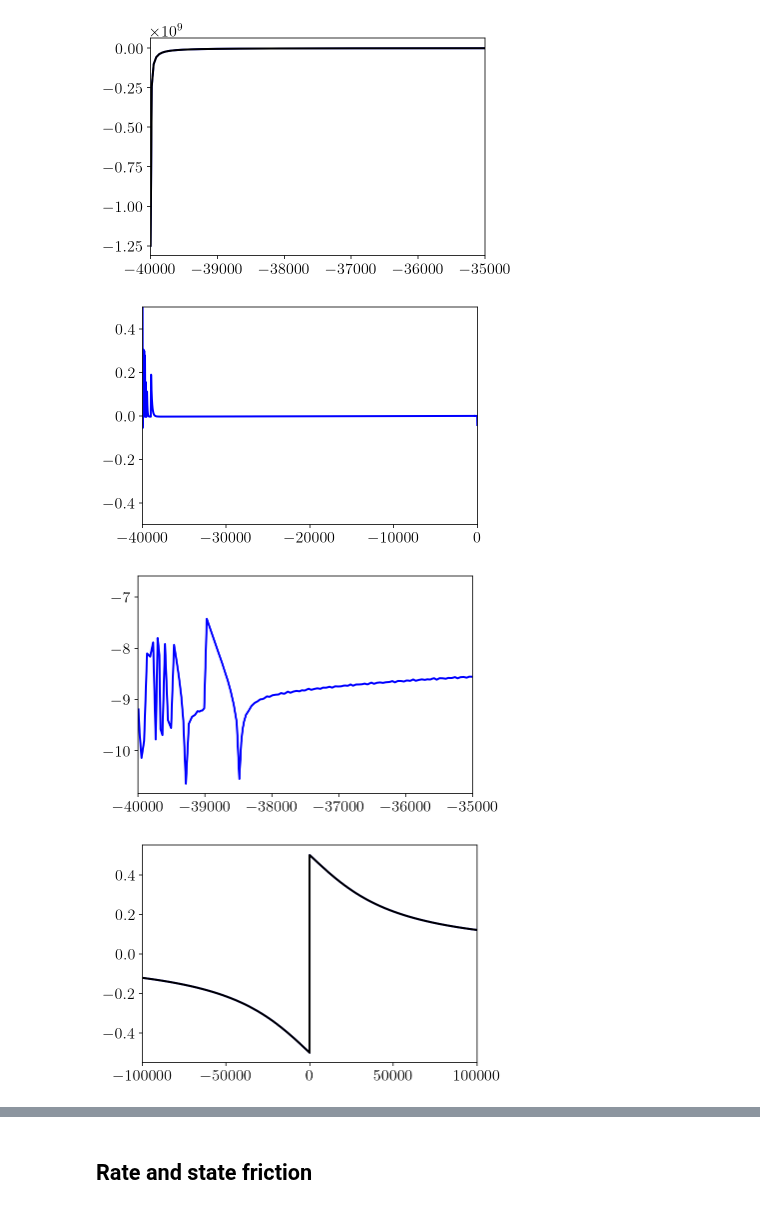
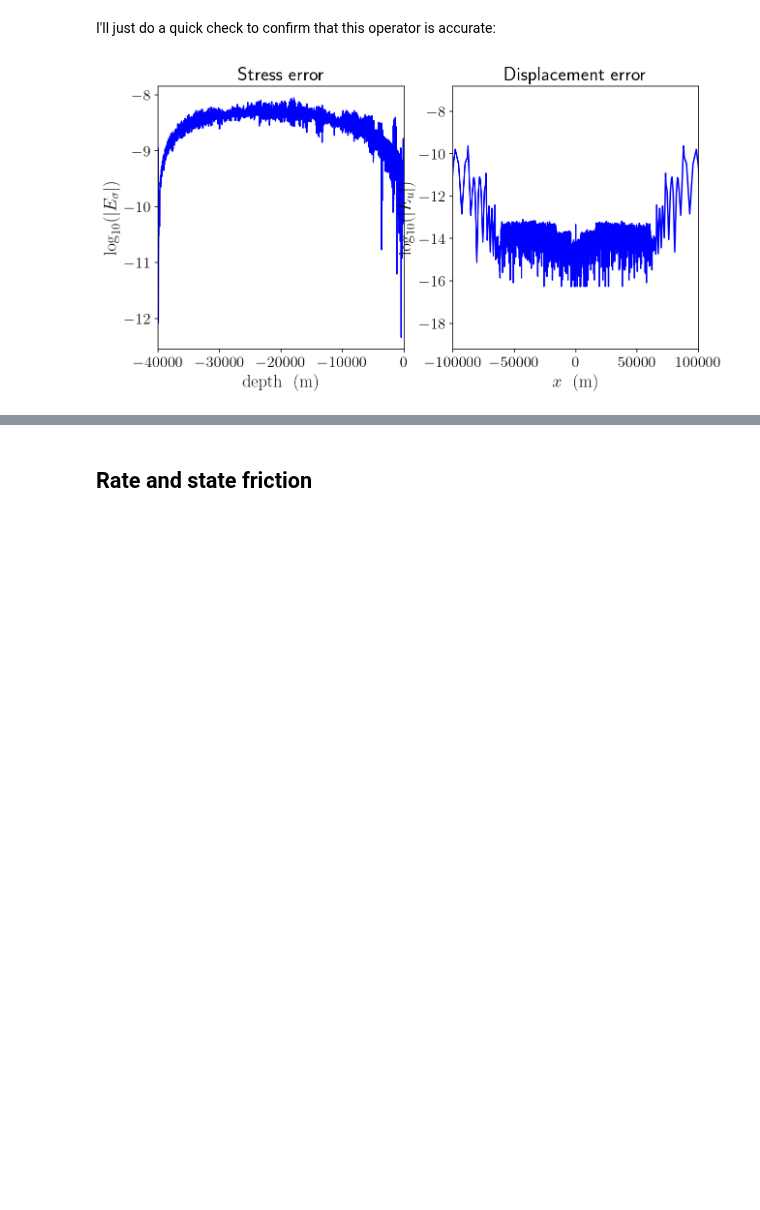
Before and after one commit to tbenthompson/tectosaur2, a Jupyter notebook: tutorials/c1qbx/part6_qd.ipynb, the cells around one changed output, grey strips where cells are left out. Cells and saved outputs as stored; diff of their text form; code cells hidden in the pictures; blank space fills up the shorter version.

```diff
--- a/tutorials/c1qbx/part6_qd.ipynb
+++ b/tutorials/c1qbx/part6_qd.ipynb
@@ -72,14 +72,10 @@ singularities = np.array(
     ]
 )
 
-from tectosaur2.laplace2d import DoubleLayer, Hypersingular
-double_layer =    DoubleLayer(d_cutoff=10, d_up=16, d_qbx=1.0, default_tol=5e-11)
-hypersingular = Hypersingular(d_cutoff=10, d_up=16, d_qbx=1.0, default_tol=5e-11)
 (free_disp_to_free_disp, fault_slip_to_free_disp), report = integrate_term(
     double_layer, free.pts, free, fault, singularities=singularities, return_report=True
 )
-fault_slip_to_free_disp = fault_slip_to_free_disp[:, 0, :]
+fault_slip_to_free_disp = fault_slip_to_free_disp[:, 0, :, 0]
 free_disp_solve_mat = (
-    np.eye(free_disp_to_free_disp.shape[0]) + free_disp_to_free_disp[:, 0, :]
+    np.eye(free_disp_to_free_disp.shape[0]) + free_disp_to_free_disp[:, 0, :, 0]
 )
-free_disp_solve_mat_inv = np.linalg.inv(free_disp_solve_mat)
@@ -86,10 +113,10 @@ free_disp_solve_mat_inv = np.linalg.inv(free_disp_solve_mat)
 # %%
-
 (free_disp_to_fault_stress, fault_slip_to_fault_stress), report = integrate_term(
     hypersingular,
     fault.pts,
     free,
     fault,
+    tol=1e-12,
     singularities=singularities,
     return_report=True,
 )
@@ -97,15 +124,15 @@ fault_slip_to_fault_stress *= shear_modulus
 free_disp_to_fault_stress *= shear_modulus
 
 fault_slip_to_fault_traction = np.sum(
-    fault_slip_to_fault_stress * fault.normals[:, :, None], axis=1
+    fault_slip_to_fault_stress[:,:,:,0] * fault.normals[:, :, None], axis=1
 )
 free_disp_to_fault_traction = np.sum(
-    free_disp_to_fault_stress * fault.normals[:, :, None], axis=1
+    free_disp_to_fault_stress[:,:,:,0] * fault.normals[:, :, None], axis=1
 )
 # %%
 A = fault_slip_to_fault_traction
 B = free_disp_to_fault_traction
 C = fault_slip_to_free_disp
-Dinv = free_disp_solve_mat_inv
+Dinv = np.linalg.inv(free_disp_solve_mat)
 
 total_fault_slip_to_fault_traction = A - B.dot(Dinv.dot(C))
@@ -173,29 +139,24 @@ plt.show()
+# %% [markdown]
+I'll just do a quick check to confirm that this operator is accurate:
 # %%
 analytical_sd = -np.arctan(-fault_bottom / free.pts[:,0]) / np.pi
-numerical_sd = free_disp_solve_mat_inv.dot(-fault_slip_to_free_disp).sum(axis=1)
+numerical_sd = Dinv.dot(-C).sum(axis=1)
 rp = (fault.pts[:,1] + 1) ** 2
 analytical_ft = -(shear_modulus / (2 * np.pi)) * ((1.0 / (fault.pts[:,1] + fault_bottom)) - (1.0 / (fault.pts[:,1] - fault_bottom)))
 numerical_ft = total_fault_slip_to_fault_traction.sum(axis=1)
-plt.plot(fault.pts[:,1], analytical_ft, 'b-')
-plt.plot(fault.pts[:,1], numerical_ft, 'k-')
-plt.xlim([-fault_bottom, -35000])
-plt.show()
-plt.plot(fault.pts[:,1], numerical_ft - analytical_ft, 'b-')
+plt.figure(figsize=(10,5))
+plt.subplot(1,2,1)
+plt.title('Stress error')
+plt.plot(fault.pts[:,1], np.log10(np.abs((numerical_ft - analytical_ft)/(analytical_ft))), 'b-')
 plt.xlim([-fault_bottom, 0])
-plt.ylim([-0.5, 0.5])
-plt.show()
-plt.plot(fault.pts[:,1], np.log10(np.abs((numerical_ft - analytical_ft)/(analytical_ft))), 'b-')
-plt.xlim([-fault_bottom, -35000])
-plt.show()
-plt.plot(free.pts[:,0], analytical_sd, 'b-')
-plt.plot(free.pts[:,0], numerical_sd, 'k-')
-plt.xlim([-100000, 100000])
-plt.show()
+plt.xlabel('$\mathrm{depth ~~ (m)}$')
+plt.ylabel('$\log_{10}(|E_{\sigma}|)$')
+plt.subplot(1,2,2)
+plt.title('Displacement error')
 plt.plot(free.pts[:,0], np.log10(np.abs(numerical_sd - analytical_sd)), 'b-')
 plt.xlim([-100000, 100000])
+plt.xlabel('$x ~~ \mathrm{(m)}$')
+plt.ylabel('$\log_{10}(|E_u|)$')
 plt.show()
 # %% [output]
-[figure, old version]
+[figure, new version]
-[figure, removed]
-[figure, removed]
-[figure, removed]
```
Also changed, not shown: parts of 58 cells of this notebook, 8 other files.
